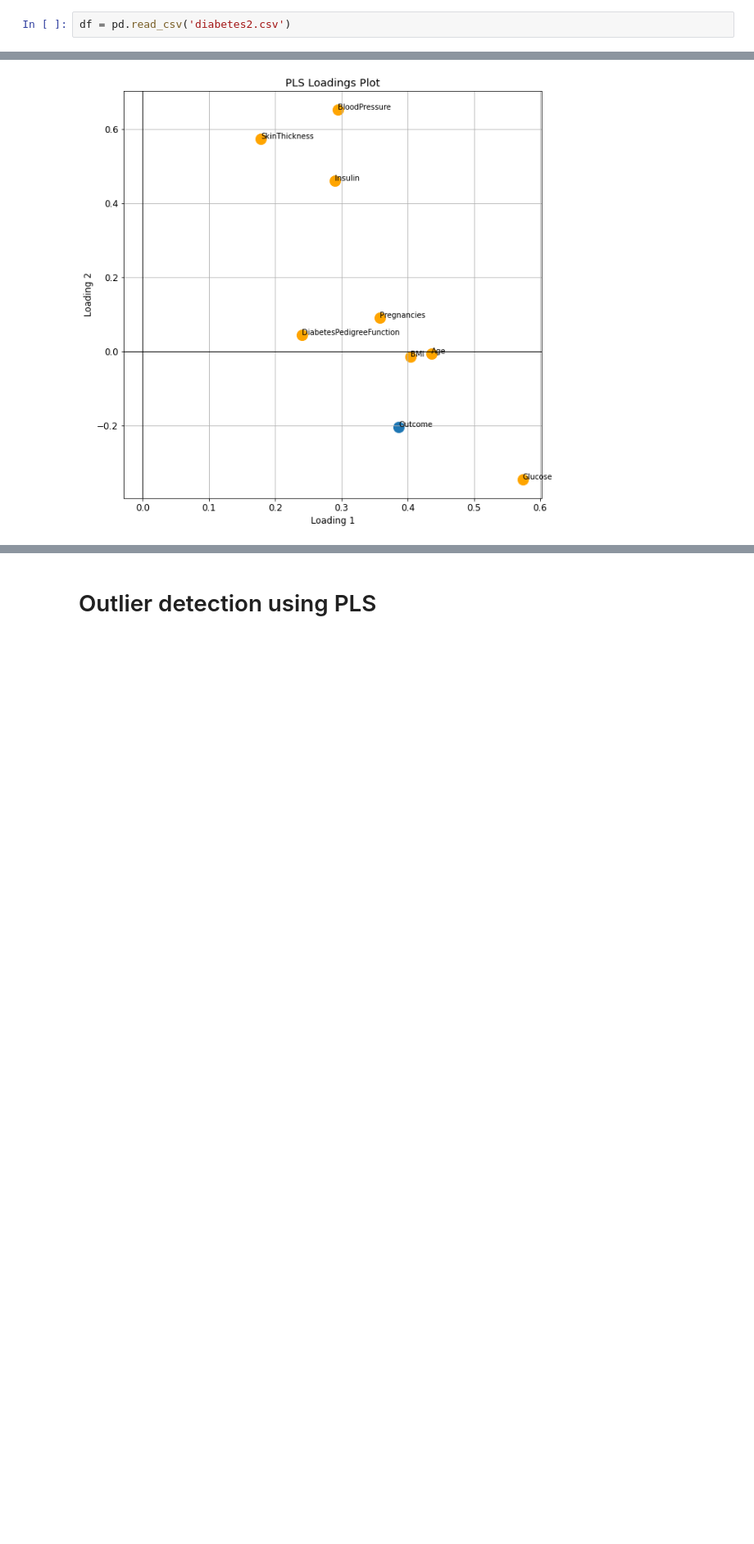
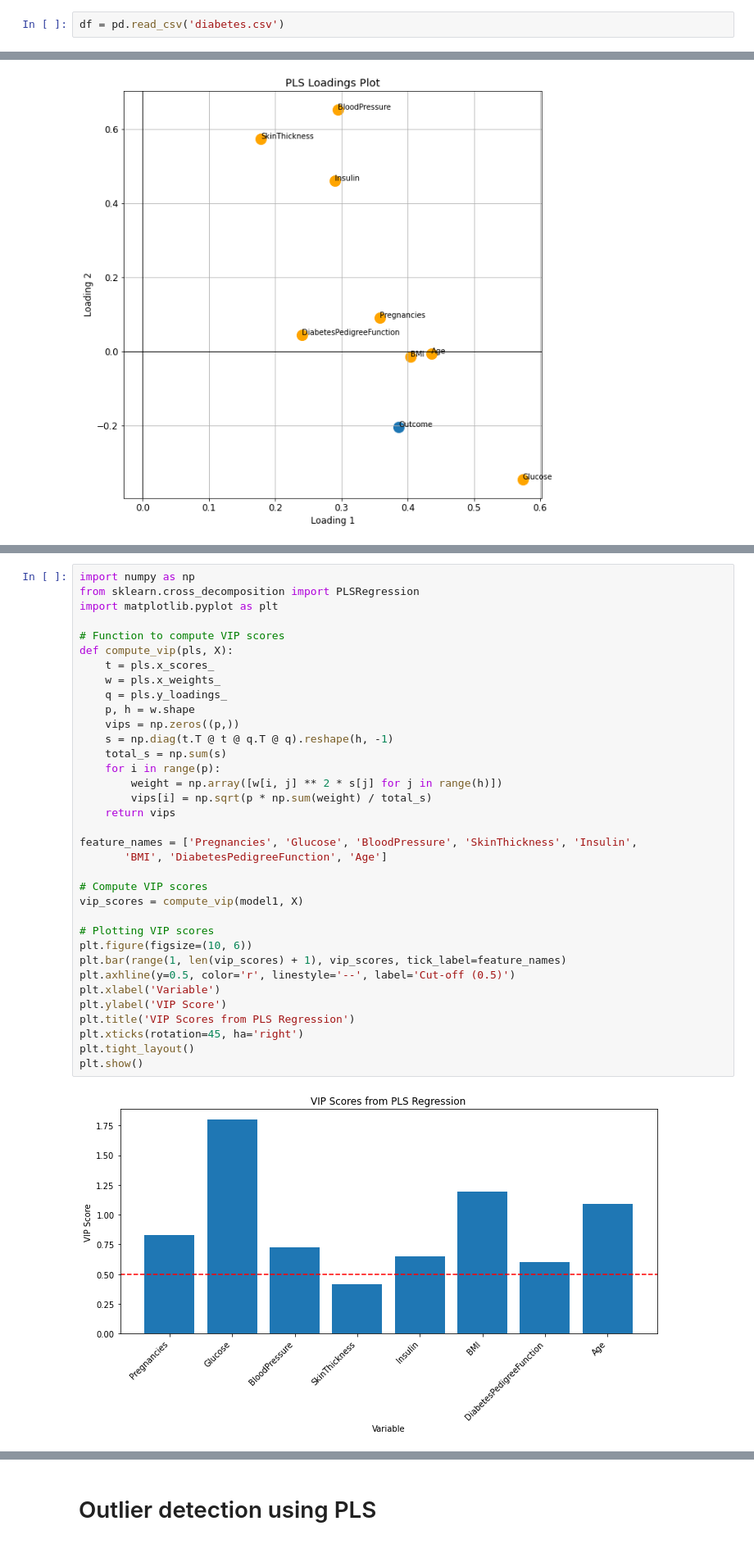
Before and after one commit to ThiruniWithana/Diabetes-prediction, a Jupyter notebook: Diabetes_Prediction.ipynb, the cells around one changed output, grey strips where cells are left out. Shown: that part at 82% size. Drawn from its saved outputs; the diff is of its cells as text; blank space fills up the shorter version.

```diff
--- a/Diabetes_Prediction.ipynb
+++ b/Diabetes_Prediction.ipynb
@@ -1,7 +1,7 @@
 # %%
 import pandas as pd
 # %%
-df = pd.read_csv('diabetes2.csv')
+df = pd.read_csv('diabetes.csv')
 # %%
 df.isnull().any()
 # %% [output]
@@ -494,0 +544,37 @@ plt.show()
+# %%
+import numpy as np
+from sklearn.cross_decomposition import PLSRegression
+import matplotlib.pyplot as plt
+
+# Function to compute VIP scores
+def compute_vip(pls, X):
+    t = pls.x_scores_
+    w = pls.x_weights_
+    q = pls.y_loadings_
+    p, h = w.shape
+    vips = np.zeros((p,))
+    s = np.diag(t.T @ t @ q.T @ q).reshape(h, -1)
+    total_s = np.sum(s)
+    for i in range(p):
+        weight = np.array([w[i, j] ** 2 * s[j] for j in range(h)])
+        vips[i] = np.sqrt(p * np.sum(weight) / total_s)
+    return vips
+
+feature_names = ['Pregnancies', 'Glucose', 'BloodPressure', 'SkinThickness', 'Insulin',
+       'BMI', 'DiabetesPedigreeFunction', 'Age']
+
+# Compute VIP scores
+vip_scores = compute_vip(model1, X)
+
+# Plotting VIP scores
+plt.figure(figsize=(10, 6))
+plt.bar(range(1, len(vip_scores) + 1), vip_scores, tick_label=feature_names)
+plt.axhline(y=0.5, color='r', linestyle='--', label='Cut-off (0.5)')
+plt.xlabel('Variable')
+plt.ylabel('VIP Score')
+plt.title('VIP Scores from PLS Regression')
+plt.xticks(rotation=45, ha='right')
+plt.tight_layout()
+plt.show()
+# %% [output]
+[figure, added]
```
Also changed, not shown: parts of 22 cells of this notebook.
